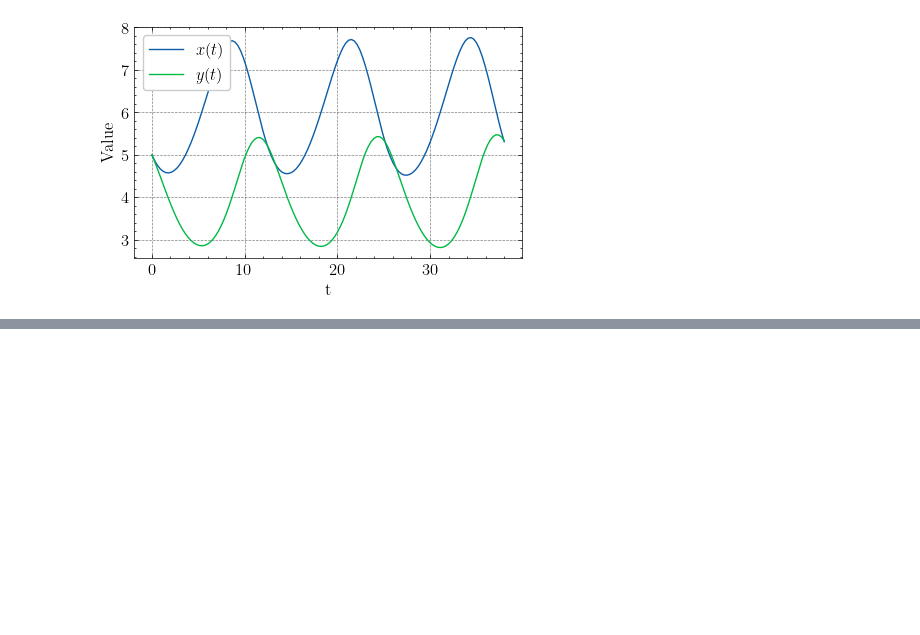
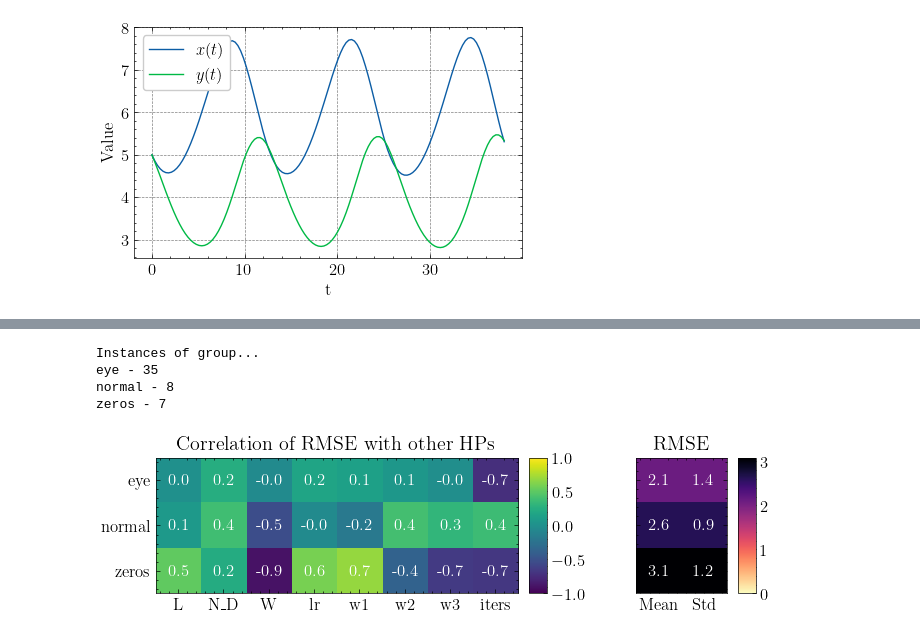
Before and after one commit to DaniilLaptev/pinns, a Jupyter notebook: code/lotkavolterra.ipynb, the cells around one changed output, grey strips where cells are left out. Drawn from its saved outputs; the diff is of its cells as text; code cells hidden in the pictures; blank space fills up the shorter version.

```diff
--- a/code/lotkavolterra.ipynb
+++ b/code/lotkavolterra.ipynb
@@ -144,0 +301,9 @@ plot_ode(problem.t.numpy(), [(problem.solution[0], r'$x(t)$', None), ((problem.s
+# %%
+correlation, rmse_data, xlabels, ylabels = get_corr(lv1)
+plot_rmse_corr(correlation, rmse_data, xlabels, ylabels)
+# %% [output]
+Instances of group...
+eye - 35
+normal - 8
+zeros - 7
+[figure, added]
```
Also changed, not shown: parts of 20 cells of this notebook, 2 other files.
